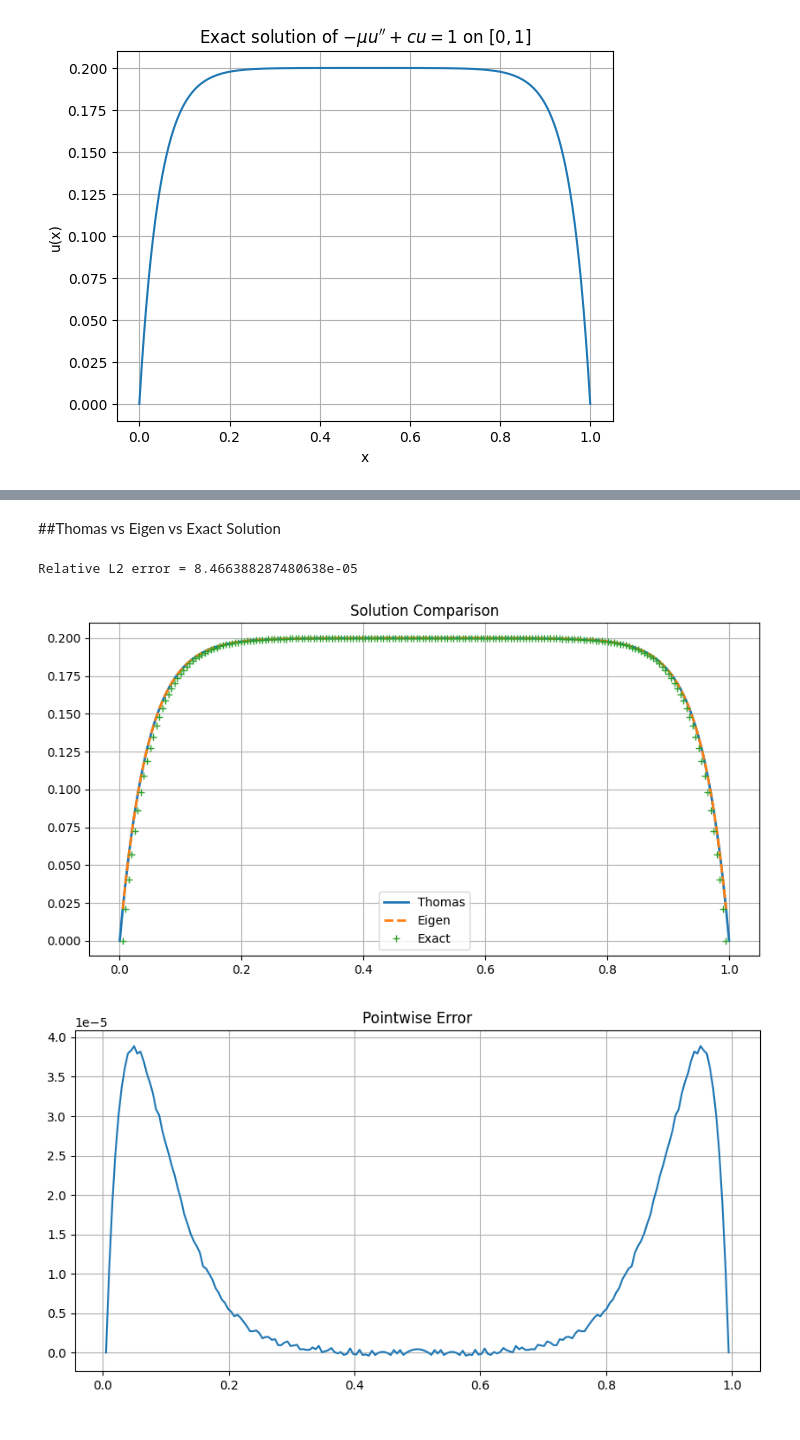
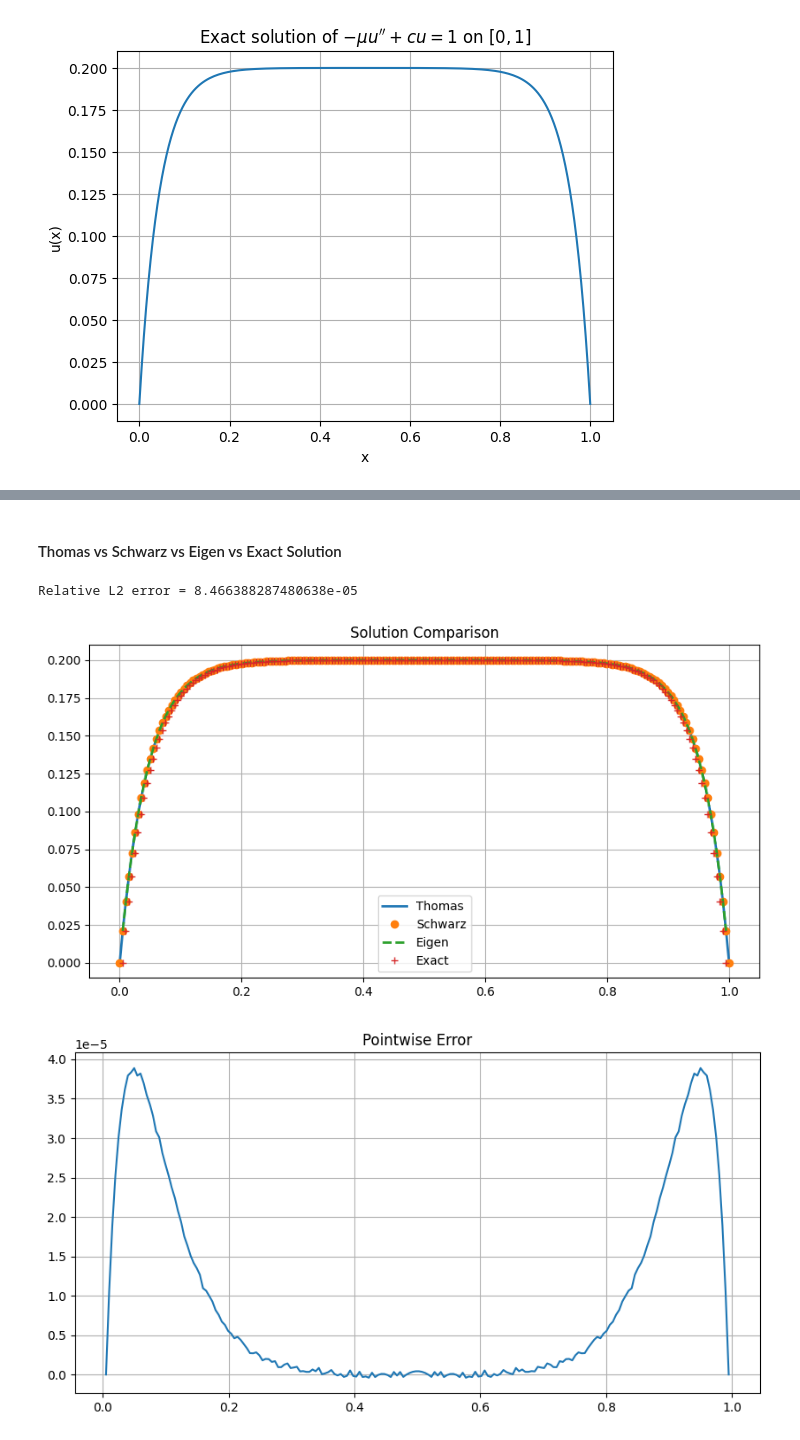
Before and after one commit to AMSC-25-26/dd-02-dd, a Jupyter notebook: 2-DD.ipynb, the cells around one changed output, grey strips where cells are left out. Saved outputs shown, nothing was run; the diff lists cells and outputs as text; code cells hidden in the pictures.

Commit message:
Update 2-DD.ipynb and README for parallel solvers and multiple f

```diff
--- a/2-DD.ipynb
+++ b/2-DD.ipynb
@@ -352,5 +596,5 @@ $\displaystyle \frac{\left(\left(e^{\frac{\sqrt{c}}{\sqrt{\mu}}} + 1\right) e^{\
 # %% [markdown]
-##Thomas vs Eigen vs Exact Solution
+#### Thomas vs Schwarz vs  Eigen vs Exact Solution
 # %%
 import numpy as np
 import matplotlib.pyplot as plt
@@ -363,32 +607,38 @@ exact_solution_path = "u_exact.txt"
 data_thomas = np.loadtxt(thomas_solution_path, delimiter=',', skiprows=1)
 u_t = data_thomas.T[1]
 x_t = data_thomas.T[0]
 
+schwarz_solution_path = "parallel_solution.csv"
+data_schwarz = np.loadtxt(schwarz_solution_path, delimiter=',', skiprows=1)
+u_s = data_schwarz.T[1]
+x_s = data_schwarz.T[0]
+
 u_ei = np.loadtxt(eigen_solution_path)
 u_ex = np.loadtxt(exact_solution_path)
 x = np.linspace(0,1,len(u_t)+2)[1:-1]
 
 # Compute error
 err = u_ex - u_t
 L2 = np.linalg.norm(err) / np.linalg.norm(u_ex)
 
 print("Relative L2 error =", L2)
 
 plt.figure(figsize=(10,5))
 plt.plot(x_t, u_t, label="Thomas", linewidth=2)
+plt.plot(x_s, u_s, 'o', label="Schwarz", linewidth=2)
 plt.plot(x, u_ei, '--', label="Eigen", linewidth=2)
 plt.plot(x, u_ex, '+', label="Exact", linewidth=2)
 plt.title("Solution Comparison")
 plt.legend()
 plt.grid()
 
 plt.figure(figsize=(10,5))
 plt.plot(x, err, label="Error (Exact - Thomas)")
 plt.title("Pointwise Error")
 plt.grid()
 
 plt.show()
 # %% [output]
 Relative L2 error = 8.466388287480638e-05
-[figure, old version]
+[figure, new version]
 [figure]
```
Also changed, not shown: parts of 36 cells of this notebook, 1 other file.
